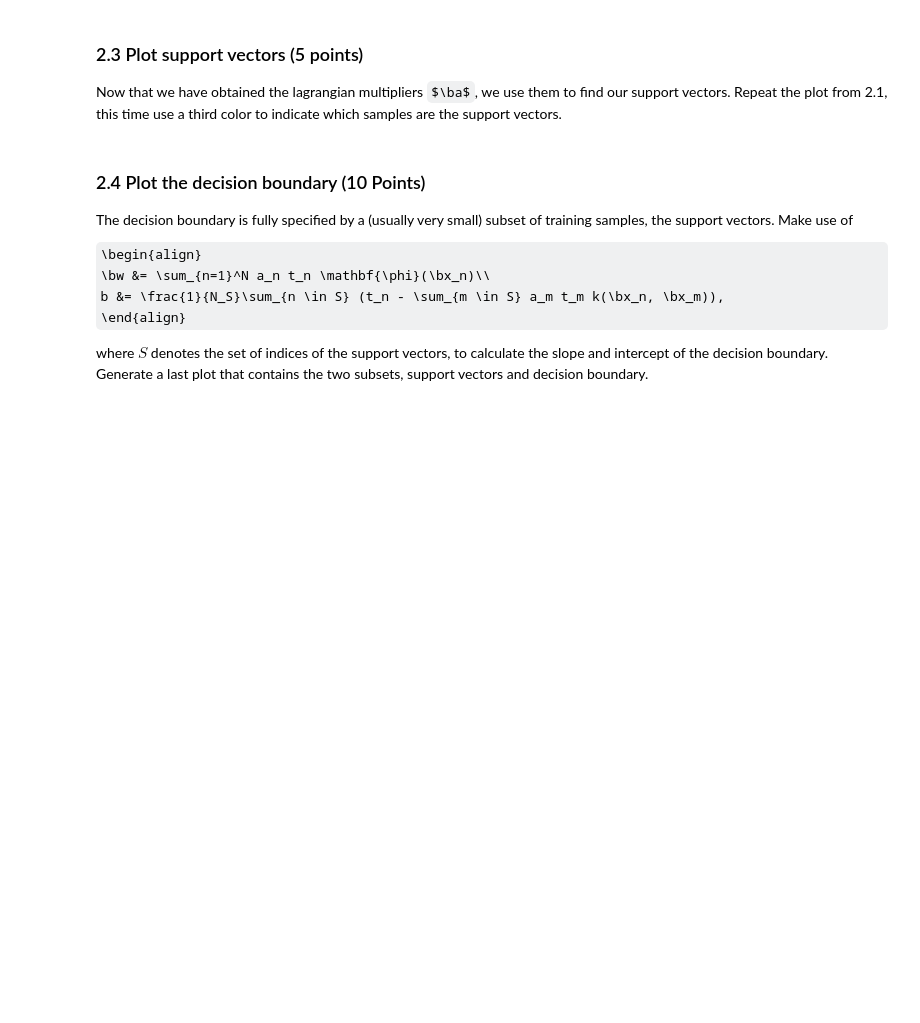
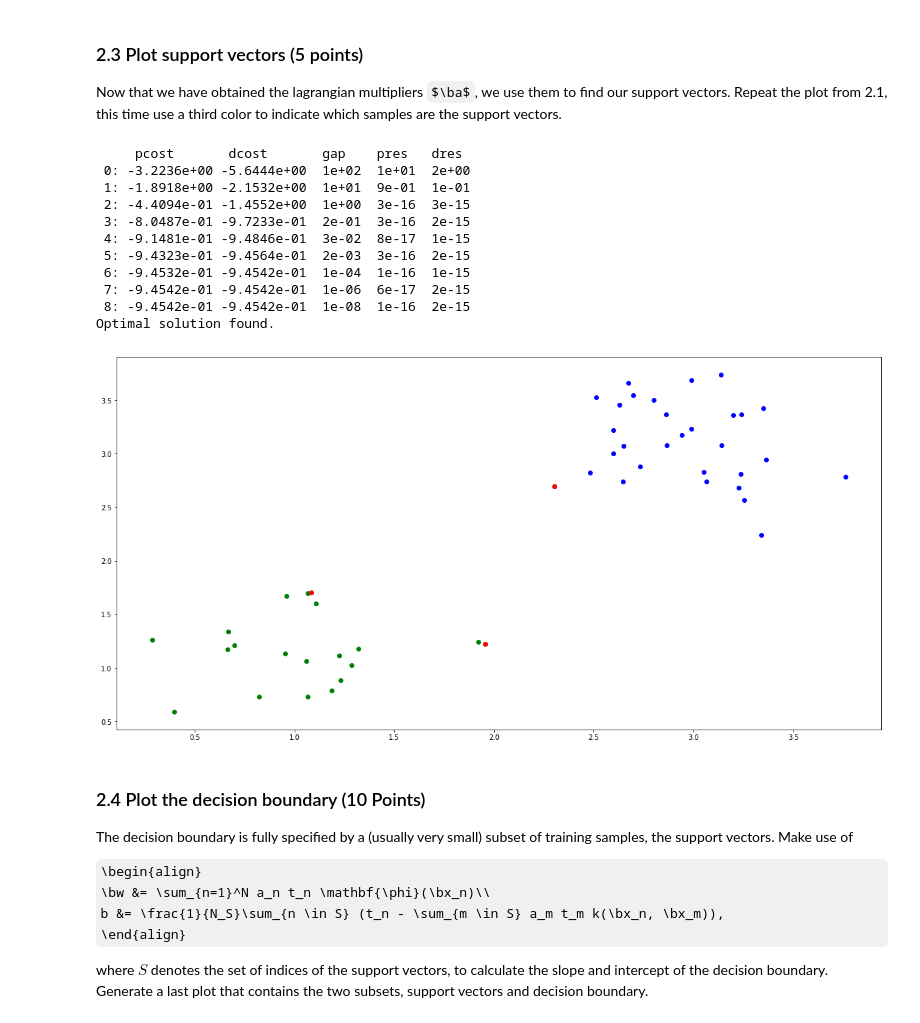
Before and after one commit to Lukx19/UvA-ML1, a Jupyter notebook: lab3.ipynb, the cells around one changed output. Drawn from its saved outputs; the diff is of its cells as text; code cells hidden in the pictures; some formulas as TeX source; blank space fills up the shorter version.

```diff
--- a/lab3.ipynb
+++ b/lab3.ipynb
@@ -232,3 +238,9 @@ def create_X_and_t(X1, X2):
+# %%
+def create_X_and_t(X1, X2):
+    t = np.concatenate((-1* np.ones(X1.shape[0]),np.ones(X2.shape[0])))
+    X = np.concatenate((X1,X2),axis=0)
+    perm = np.random.permutation(len(t))
+    return X[perm,:], t[perm]
 # %%
 ### Test your function
 dim = 2
@@ -271,12 +283,9 @@ a_n &\geq 0, n=1,...,N,\\
 This takes the form of a quadratic programming problem in which we optimize a quadratic function of a subject to a set of inequality constraints.
 # %% [markdown]
 a) (5 points) In this example we will use a linear kernel $k(\bx, \bx') = \bx^T\bx'$. Write a function `computeK(X)` that computes the kernel matrix $K$ for the 2D dataset $X$.
-# %%
-def computeK(X):
-    # YOUR CODE HERE
-    raise NotImplementedError()
-
-    return K
+# %%
+def computeK(X):
+    return np.matmul(X,X.T)
 # %%
 dim = 2
 N_test = 3
@@ -335,10 +344,13 @@ b) (10 points) Write a function `compute_multipliers(X, t)` that solves the quad
 import cvxopt
 
 def compute_multipliers(X, t):
-    # YOUR CODE HERE
-    raise NotImplementedError()
-
+    K = computeK(X * t.reshape(-1,1))
     P = cvxopt.matrix(K)
+    A =  cvxopt.matrix(t.reshape(1,-1))
+    b = cvxopt.matrix(np.zeros((1,1)))
+    q = cvxopt.matrix(-1 *np.ones((len(t),1)))
+    h = cvxopt.matrix(np.zeros((len(t),1)))
+    G = cvxopt.matrix(-1 * np.identity(len(t)))
     sol = cvxopt.solvers.qp(P, q, G, h, A, b)
     a = np.array(sol['x'])
     return a
@@ -360,3 +378,27 @@ raise NotImplementedError()
+# %%
+X,t = create_X_and_t(X1, X2)
+a  = compute_multipliers(X, t)
+idx = np.array([], dtype=int)
+for i in range(len(a)):
+    if a[i] > 0.001:
+         idx  = append(idx,i)
+plt.scatter(X1[:,0], X1[:,1], color='Green')
+plt.scatter(X2[:,0], X2[:,1], color='Blue')
+plt.scatter(X[idx,0], X[idx,1],color='Red')
+plt.show()
+# %% [output]
+     pcost       dcost       gap    pres   dres
+ 0: -3.2236e+00 -5.6444e+00  1e+02  1e+01  2e+00
+ 1: -1.8918e+00 -2.1532e+00  1e+01  9e-01  1e-01
+ 2: -4.4094e-01 -1.4552e+00  1e+00  3e-16  3e-15
+ 3: -8.0487e-01 -9.7233e-01  2e-01  3e-16  2e-15
+ 4: -9.1481e-01 -9.4846e-01  3e-02  8e-17  1e-15
+ 5: -9.4323e-01 -9.4564e-01  2e-03  3e-16  2e-15
+ 6: -9.4532e-01 -9.4542e-01  1e-04  1e-16  1e-15
+ 7: -9.4542e-01 -9.4542e-01  1e-06  6e-17  2e-15
+ 8: -9.4542e-01 -9.4542e-01  1e-08  1e-16  2e-15
+Optimal solution found.
+[figure, added]
 # %% [markdown]
 ### 2.4 Plot the decision boundary (10 Points)
 The decision boundary is fully specified by a (usually very small) subset of training samples, the support vectors. Make use of
```
Also changed, not shown: parts of 8 cells of this notebook.
